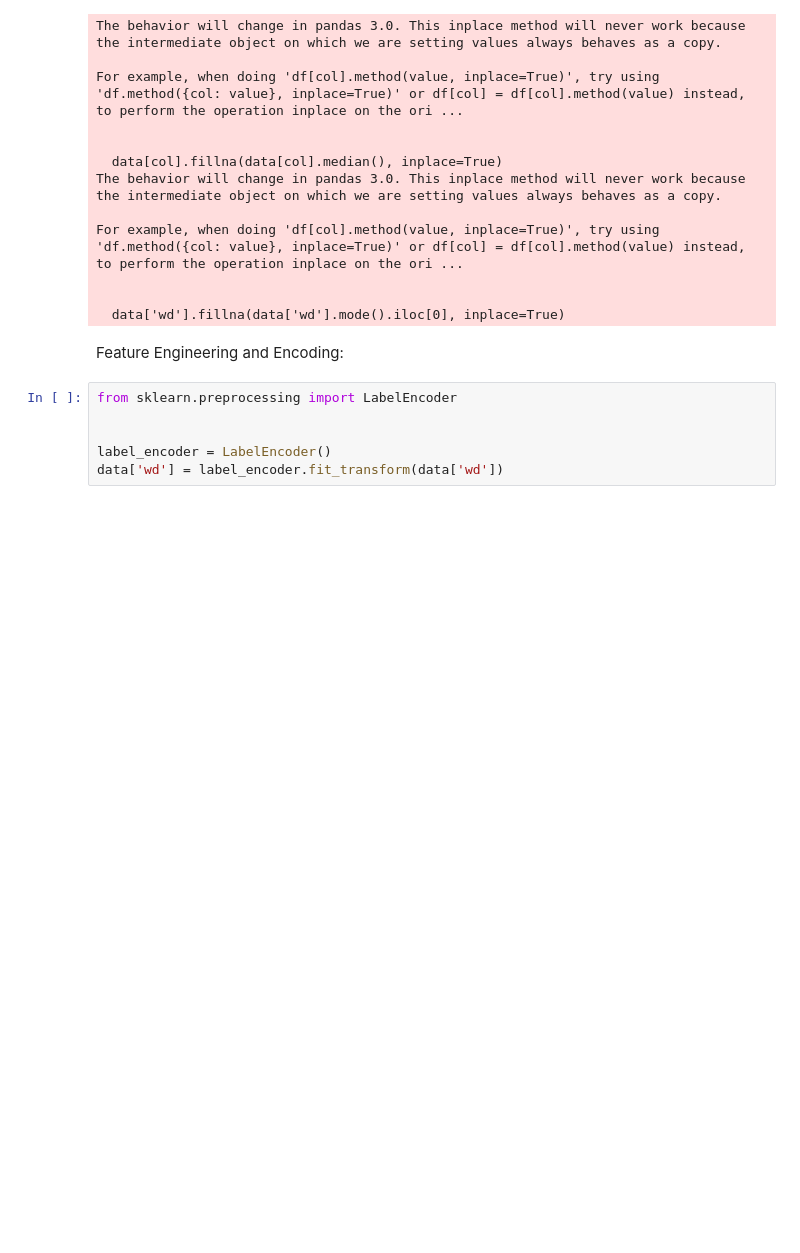
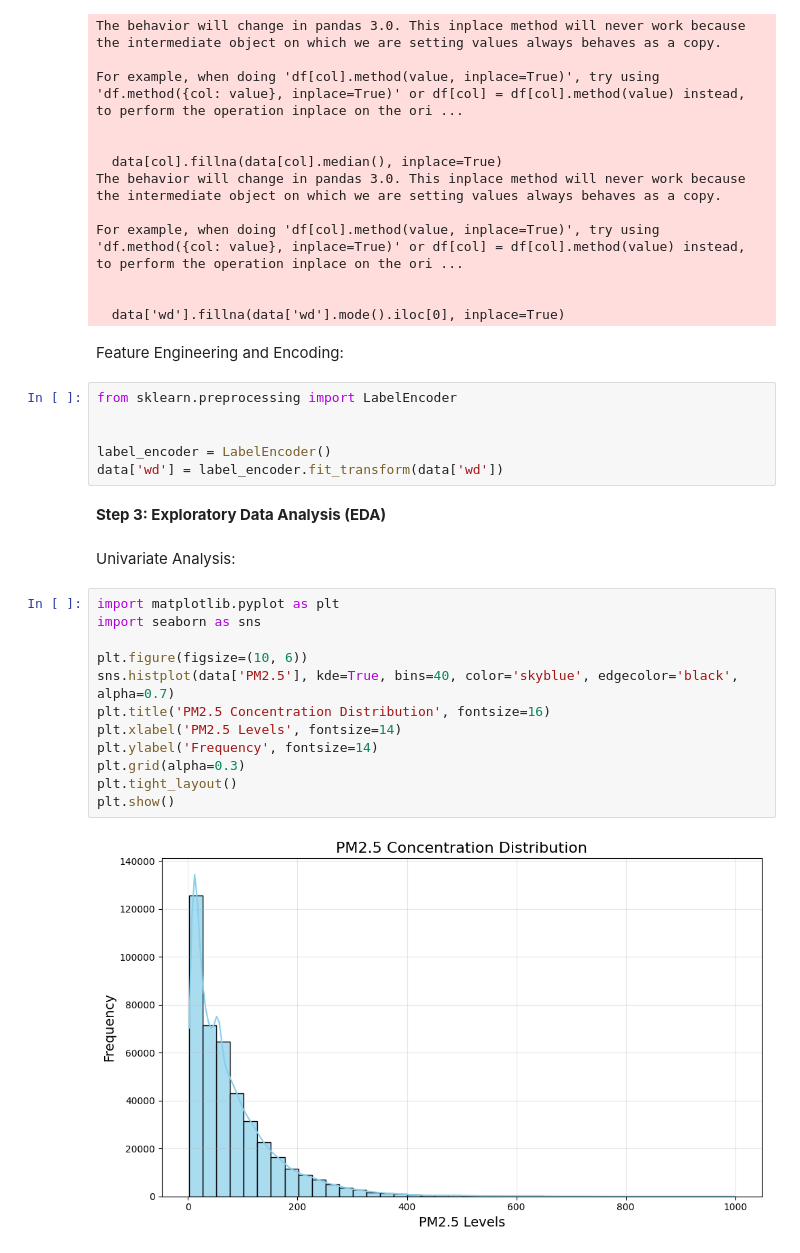
Before and after one commit to RiyaCharly-TanviSomji/CMP7005, a Jupyter notebook: Task_3_by_riya.ipynb, the cells around one changed output. Cells and saved outputs as stored; diff of their text form; blank space fills up the shorter version.

Commit message:
Exploratory Data Analysis (EDA)

```diff
--- a/Task_3_by_riya.ipynb
+++ b/Task_3_by_riya.ipynb
@@ -199,3 +199,21 @@ from sklearn.preprocessing import LabelEncoder
 
 label_encoder = LabelEncoder()
 data['wd'] = label_encoder.fit_transform(data['wd'])
+# %% [markdown]
+**Step 3: Exploratory Data Analysis (EDA)**
+# %% [markdown]
+Univariate Analysis:
+# %%
+import matplotlib.pyplot as plt
+import seaborn as sns
+
+plt.figure(figsize=(10, 6))
+sns.histplot(data['PM2.5'], kde=True, bins=40, color='skyblue', edgecolor='black', alpha=0.7)
+plt.title('PM2.5 Concentration Distribution', fontsize=16)
+plt.xlabel('PM2.5 Levels', fontsize=14)
+plt.ylabel('Frequency', fontsize=14)
+plt.grid(alpha=0.3)
+plt.tight_layout()
+plt.show()
+# %% [output]
+[figure, added]
```
Also changed, not shown: parts of 4 cells of this notebook.
